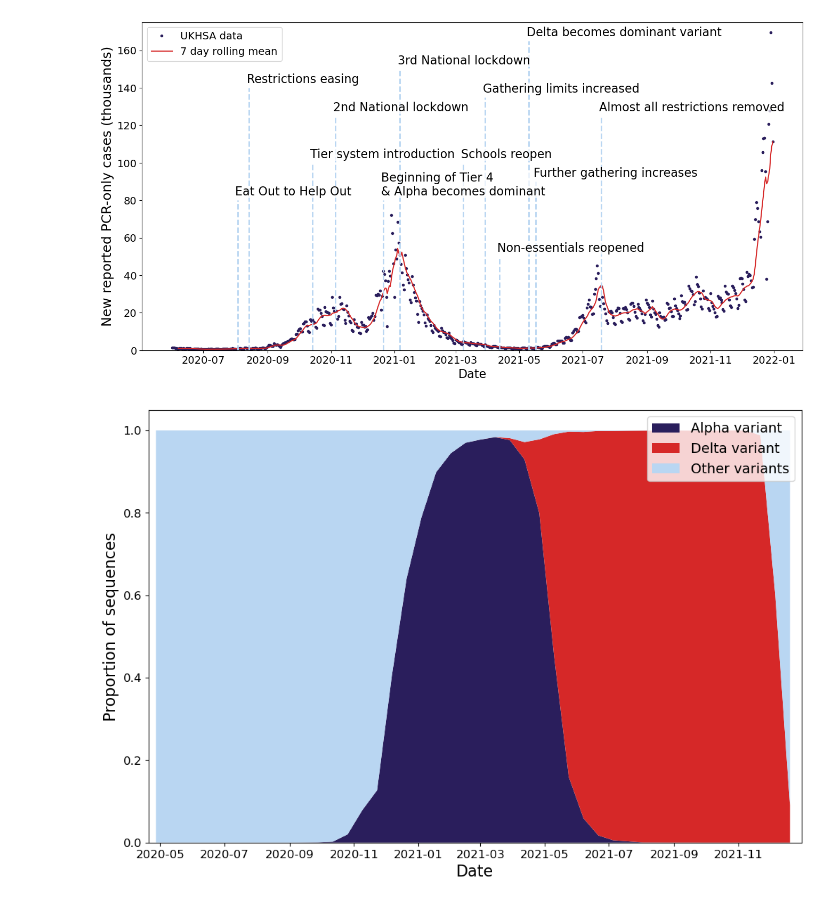
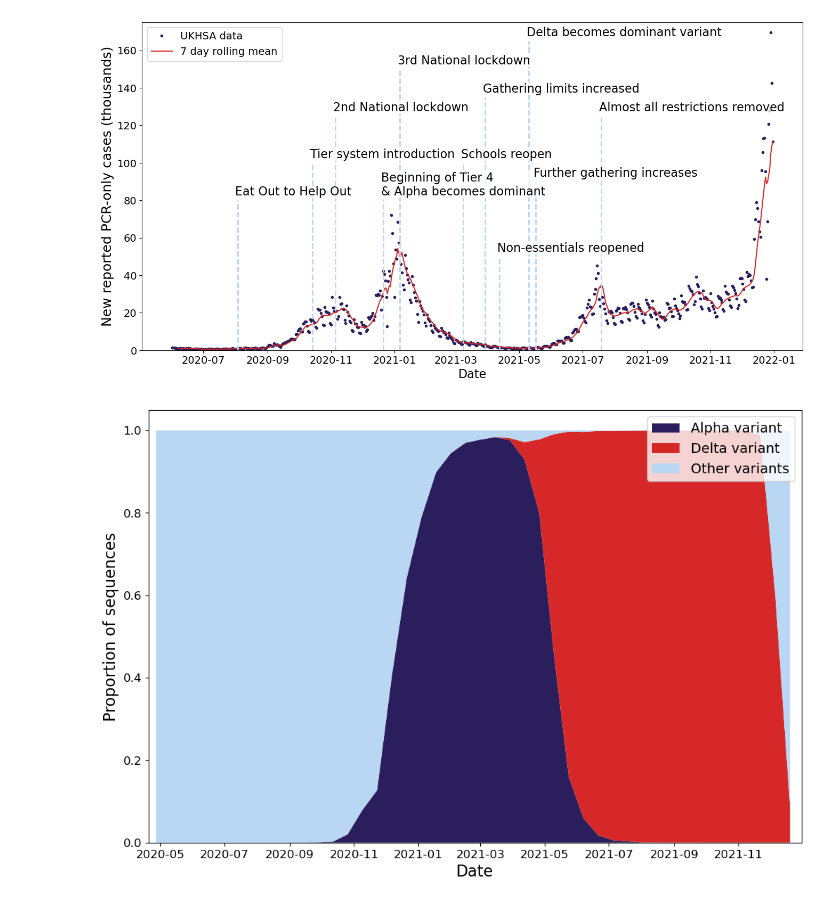
Before and after one commit to joshlooks/COVIDews, a Jupyter notebook: intro_plots.ipynb, the cells around one changed output. Saved outputs shown, nothing was run; the diff lists cells and outputs as text; code cells hidden in the pictures.

```diff
--- a/intro_plots.ipynb
+++ b/intro_plots.ipynb
@@ -19,38 +19,38 @@ cases20 = pd.concat([cases20,cases20_additional])
 cases = pd.concat([cases20,cases21])
 cases['date'] = pd.to_datetime(cases['date'])
 cases['value'] = cases['value'] / 1000
 cases_total = cases.groupby('date').sum().reset_index()[['date','value']]
 cases_total['rolling'] = cases_total['value'].rolling(7).mean()
 cases_total.set_index('date')
 
 # Incidence plot with key timeline events/expected bifurcations
 fig, ax = plt.subplots(figsize=(16,8))
 ax.plot(cases_total['date'],cases_total['value'],".",label="UKHSA data",color='#2A1E5C')
 ax.plot(cases_total['date'],cases_total['rolling'],label="7 day rolling mean",color='#D62828')
 
-locs = ['2020-08-03','2020-08-14','2020-10-14','2020-11-05','2020-12-21','2021-01-06','2021-03-08','2021-03-29','2021-04-12','2021-05-10','2021-05-17','2021-07-19']
+locs = ['2020-08-03','2020-10-14','2020-11-05','2020-12-21','2021-01-06','2021-03-08','2021-03-29','2021-04-12','2021-05-10','2021-05-17','2021-07-19']
 locs = np.array(locs, dtype='datetime64')
-labs = ['Eat Out to Help Out','Restrictions easing','Tier system introduction','2nd National lockdown','Beginning of Tier 4\n& Alpha becomes dominant',
+labs = ['Eat Out to Help Out','Tier system introduction','2nd National lockdown','Beginning of Tier 4\n& Alpha becomes dominant',
         '3rd National lockdown','Schools reopen','Gathering limits increased','Non-essentials reopened','Delta becomes dominant variant','Further gathering increases','Almost all restrictions removed']
-heights = np.array([80000,140000,100000,125000,80000,150000,100000,135000,50000,165000,90000,125000]) / 1000
+heights = np.array([80000,100000,125000,80000,150000,100000,135000,50000,165000,90000,125000]) / 1000
 ax.vlines(locs,ymin = 0, ymax = heights, linestyle='--',color='#B9D6F2',lw=2)
 for date, lab, ht in zip(locs, labs, heights):
     ax.annotate(lab, xy=(date, ht),
                 xytext=(-3, np.sign(ht)*3), textcoords="offset points",
                 fontsize=16,
                 verticalalignment="bottom",
                 weight="normal",
                 bbox=dict(boxstyle='square', pad=0, lw=0, fc=(1, 1, 1, 0.7)))
 ax.set_xlabel('Date',fontsize=16)
 ax.set_ylabel('New reported PCR-only cases (thousands)',fontsize=18)
 ax.tick_params(axis='x', labelsize=14)
 ax.tick_params(axis='y', labelsize=14)
 ax.set_ylim((0,175))
 plt.legend(fontsize=14,loc='upper left')
-plt.savefig('Figures/covidtimeline.svg',dpi=1200,bbox_inches='tight')
+plt.savefig('Figures/covidtimeline.pdf',dpi=1200,bbox_inches='tight')
 plt.show()
 # %% [output]
-[figure, old version]
+[figure, new version]
 # %%
 # Preprocessing case data
 cases21 = pd.read_csv('Data/newCasesPCROnlyBySpecimenDate_ltla_2021.csv')
```
Also changed, not shown: 15 other files.
